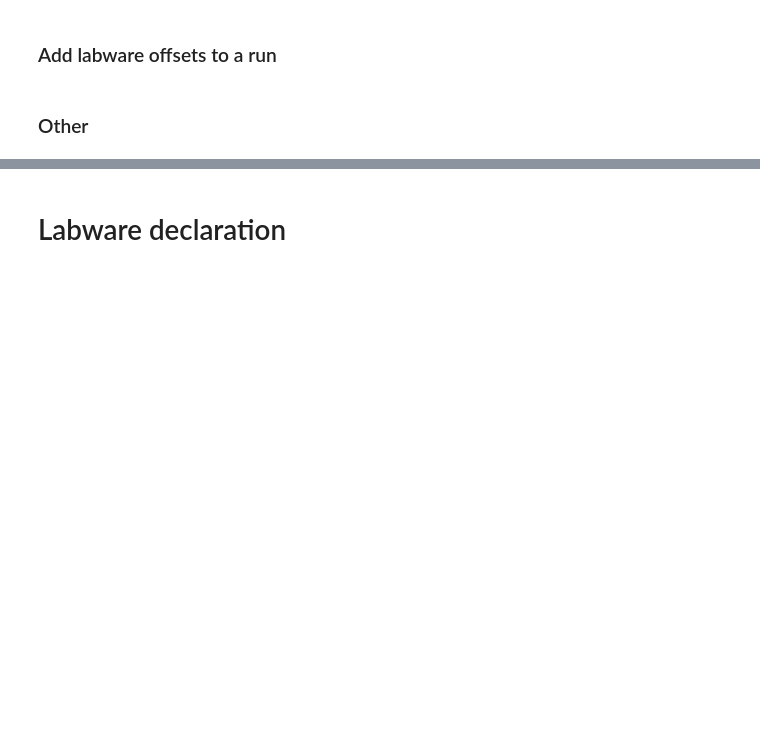
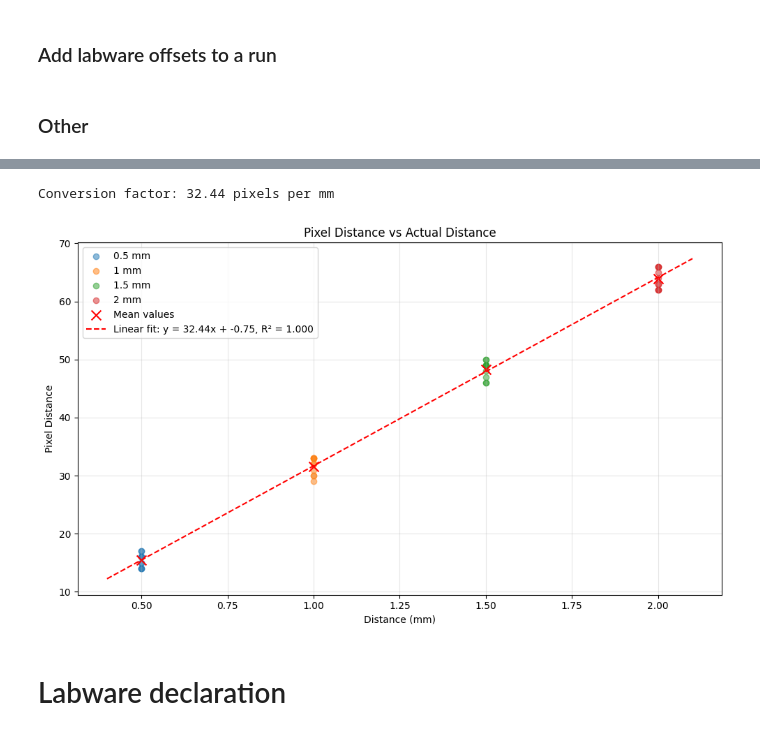
Before and after one commit to steiva/ot2-microtissue-manipulator, a Jupyter notebook: notebooks/calibration_test.ipynb, the cells around one changed output, grey strips where cells are left out. Drawn from its saved outputs; the diff is of its cells as text; code cells hidden in the pictures; blank space fills up the shorter version.

```diff
--- a/notebooks/calibration_test.ipynb
+++ b/notebooks/calibration_test.ipynb
@@ -468,3 +512,52 @@ json.loads(r.text)
+# %%
+import numpy as np
+from scipy.stats import linregress
+
+import matplotlib.pyplot as plt
+
+# Calculate the mean values for each group
+y_05_mean = np.mean(y_05)
+y_1_mean = np.mean(y_1)
+y_15_mean = np.mean(y_15)
+y_2_mean = np.mean(y_2)
+
+# Create arrays for regression
+x_data = np.array(x)
+y_means = np.array([y_05_mean, y_1_mean, y_15_mean, y_2_mean])
+
+# Perform linear regression
+slope, intercept, r_value, p_value, std_err = linregress(x_data, y_means)
+
+# Create a line using the slope and intercept
+x_line = np.linspace(0.4, 2.1, 100)
+y_line = slope * x_line + intercept
+
+# Plot the data and the regression line
+plt.figure(figsize=(10, 6))
+plt.scatter(np.ones(10)*x[0], y_05, label='0.5 mm', marker='o', alpha=0.5)
+plt.scatter(np.ones(10)*x[1], y_1, label='1 mm', marker='o', alpha=0.5)
+plt.scatter(np.ones(10)*x[2], y_15, label='1.5 mm', marker='o', alpha=0.5)
+plt.scatter(np.ones(10)*x[3], y_2, label='2 mm', marker='o', alpha=0.5)
+
+# Plot the means for each group
+plt.scatter(x_data, y_means, color='red', marker='x', s=100, label='Mean values')
+
+# Plot the regression line
+plt.plot(x_line, y_line, 'r--', label=f'Linear fit: y = {slope:.2f}x + {intercept:.2f}, R² = {r_value**2:.3f}')
+
+plt.title('Pixel Distance vs Actual Distance')
+plt.xlabel('Distance (mm)')
+plt.ylabel('Pixel Distance')
+plt.grid(True, alpha=0.3)
+plt.legend()
+plt.tight_layout()
+
+# Calculate and print the conversion factor (pixels per mm)
+conversion_factor = slope
+print(f"Conversion factor: {conversion_factor:.2f} pixels per mm")
+# %% [output]
+Conversion factor: 32.44 pixels per mm
+[figure, added]
 # %%
 # data = {
 #     "data": {
```
Also changed, not shown: parts of 127 cells of this notebook, 1 other file.
